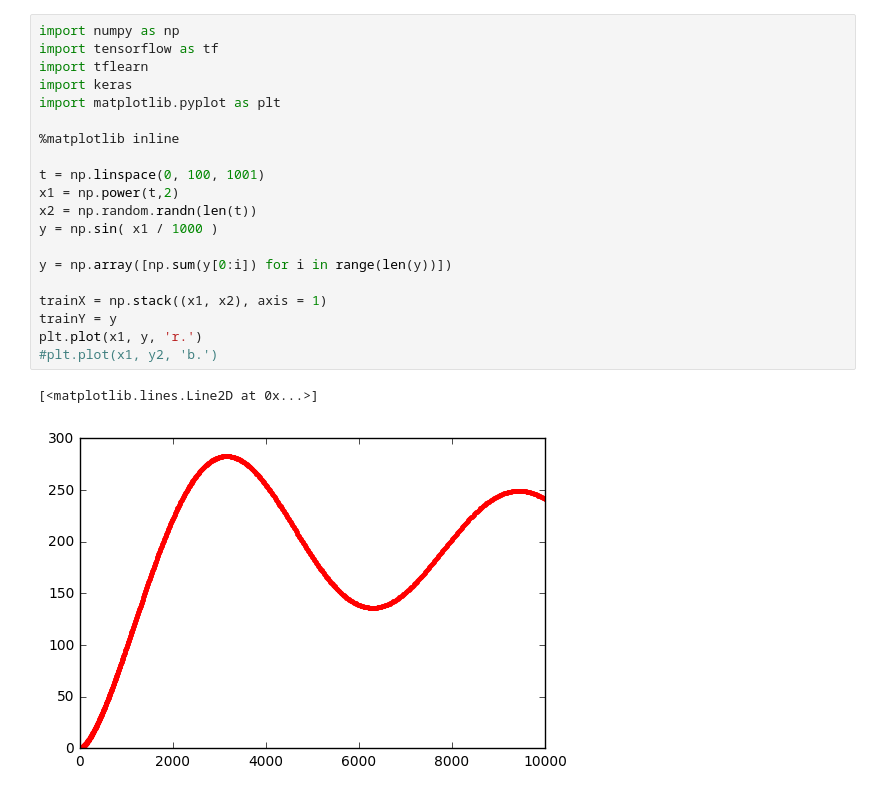
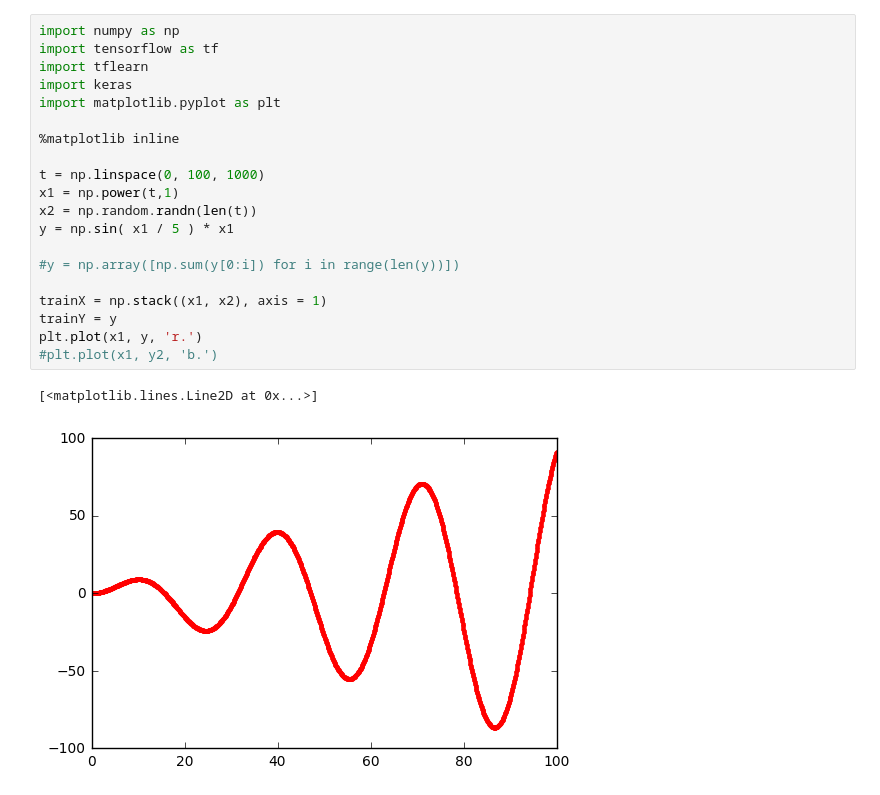
Before and after one commit to mnabaee/kernels, a Jupyter notebook: two-sigma/lstm-only.ipynb, the cells around one changed output. Saved outputs shown, nothing was run; the diff lists cells and outputs as text.

```diff
--- a/two-sigma/lstm-only.ipynb
+++ b/two-sigma/lstm-only.ipynb
@@ -1,26 +1,26 @@
 # %%
 import numpy as np
 import tensorflow as tf
 import tflearn
 import keras
 import matplotlib.pyplot as plt
 
 %matplotlib inline
 
-t = np.linspace(0, 100, 1001)
-x1 = np.power(t,2)
+t = np.linspace(0, 100, 1000)
+x1 = np.power(t,1)
 x2 = np.random.randn(len(t))
-y = np.sin( x1 / 1000 )
+y = np.sin( x1 / 5 ) * x1
 
-y = np.array([np.sum(y[0:i]) for i in range(len(y))])
+#y = np.array([np.sum(y[0:i]) for i in range(len(y))])
 
 trainX = np.stack((x1, x2), axis = 1)
 trainY = y
 plt.plot(x1, y, 'r.')
 #plt.plot(x1, y2, 'b.')
 # %% [output]
 [<matplotlib.lines.Line2D at 0x...>]
-[figure, old version]
+[figure, new version]
 # %%
 from keras.models import Sequential
 from keras.layers import Dense, Activation, LSTM
```
Also changed, not shown: parts of 2 cells of this notebook, 1 other file.
